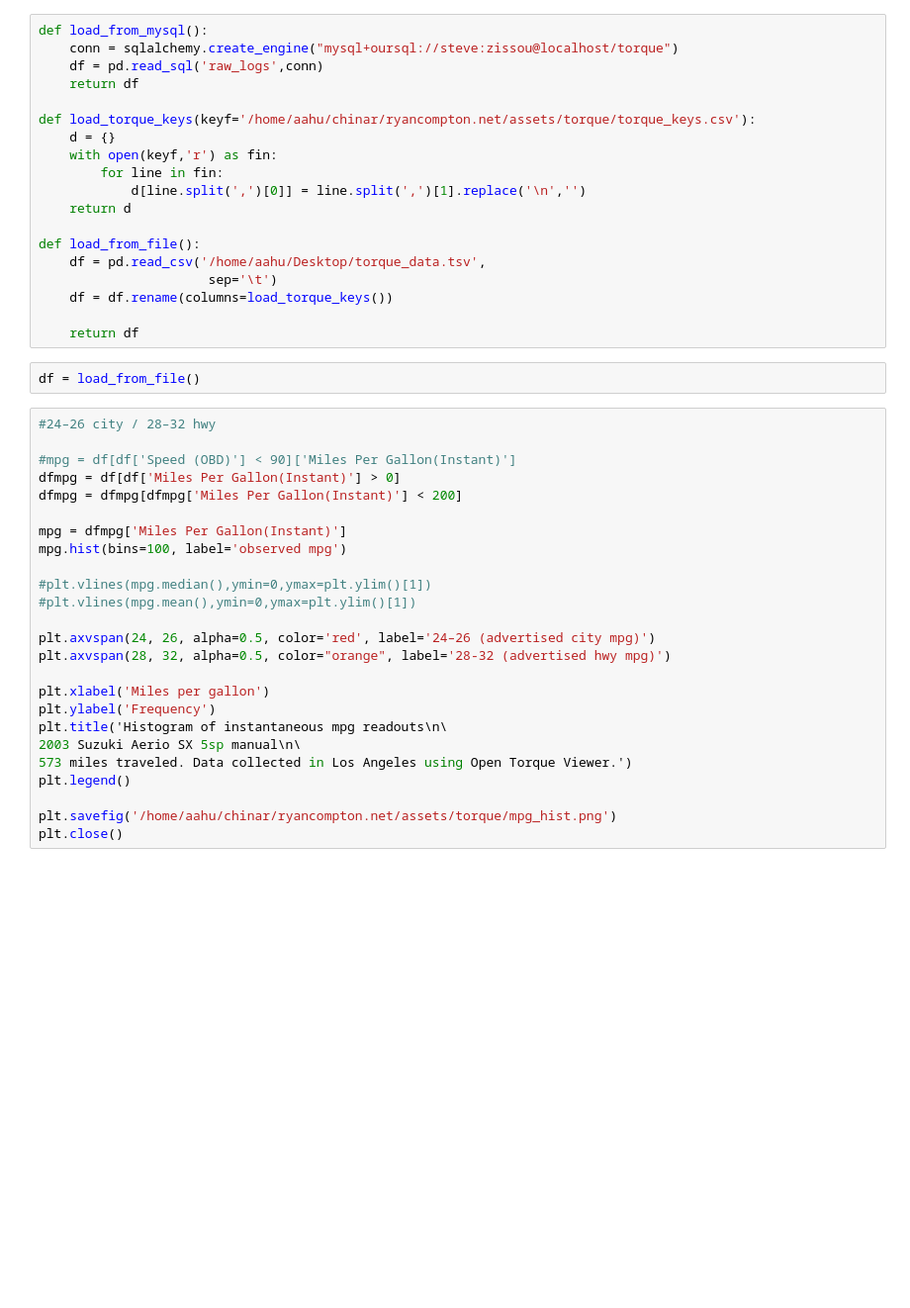
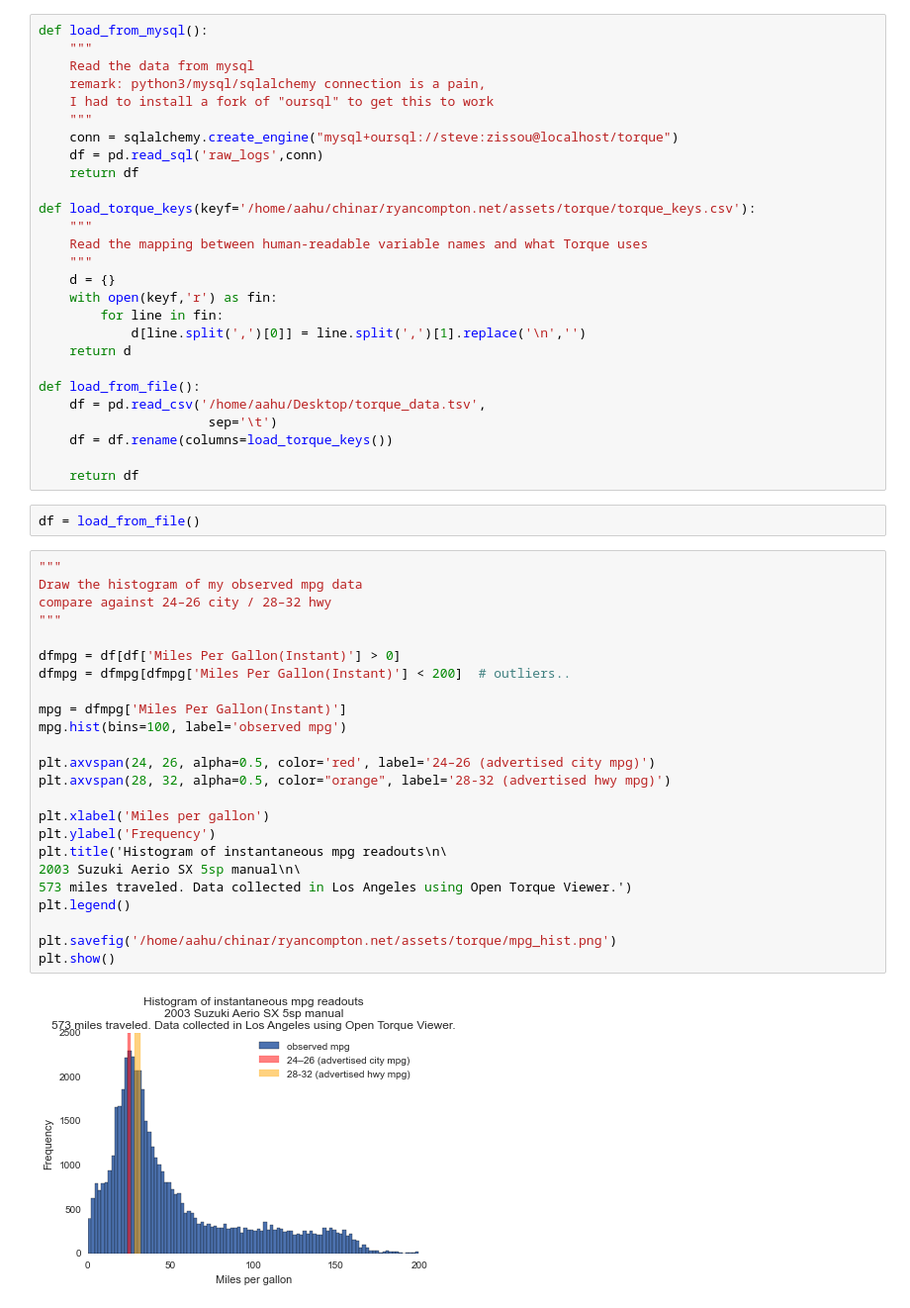
Before and after one commit to rcompton/ryancompton.net, a Jupyter notebook: assets/torque/mpg_plots.py.ipynb, the cells around one changed output. Shown at 99% size. Saved outputs shown, nothing was run; the diff lists cells and outputs as text; blank space fills up the shorter version.

```diff
--- a/assets/torque/mpg_plots.py.ipynb
+++ b/assets/torque/mpg_plots.py.ipynb
@@ -8,10 +11,18 @@ import seaborn as sns
 # %%
 def load_from_mysql():
+    """
+    Read the data from mysql
+    remark: python3/mysql/sqlalchemy connection is a pain,
+    I had to install a fork of "oursql" to get this to work
+    """
     conn = sqlalchemy.create_engine("mysql+oursql://steve:zissou@localhost/torque")
     df = pd.read_sql('raw_logs',conn)
     return df
 
 def load_torque_keys(keyf='/home/aahu/chinar/ryancompton.net/assets/torque/torque_keys.csv'):
+    """
+    Read the mapping between human-readable variable names and what Torque uses
+    """
     d = {}
     with open(keyf,'r') as fin:
         for line in fin:
@@ -27,28 +38,29 @@ def load_from_file():
 # %%
 df = load_from_file()
 # %%
-#24–26 city / 28–32 hwy
+"""
+Draw the histogram of my observed mpg data
+compare against 24–26 city / 28–32 hwy
+"""
 
-#mpg = df[df['Speed (OBD)'] < 90]['Miles Per Gallon(Instant)']
 dfmpg = df[df['Miles Per Gallon(Instant)'] > 0]
-dfmpg = dfmpg[dfmpg['Miles Per Gallon(Instant)'] < 200]
+dfmpg = dfmpg[dfmpg['Miles Per Gallon(Instant)'] < 200]  # outliers..
 
 mpg = dfmpg['Miles Per Gallon(Instant)']
 mpg.hist(bins=100, label='observed mpg')
-
-#plt.vlines(mpg.median(),ymin=0,ymax=plt.ylim()[1])
-#plt.vlines(mpg.mean(),ymin=0,ymax=plt.ylim()[1])
 
 plt.axvspan(24, 26, alpha=0.5, color='red', label='24–26 (advertised city mpg)')
 plt.axvspan(28, 32, alpha=0.5, color="orange", label='28-32 (advertised hwy mpg)')
 
 plt.xlabel('Miles per gallon')
 plt.ylabel('Frequency')
 plt.title('Histogram of instantaneous mpg readouts\n\
 2003 Suzuki Aerio SX 5sp manual\n\
 573 miles traveled. Data collected in Los Angeles using Open Torque Viewer.')
 plt.legend()
 
 plt.savefig('/home/aahu/chinar/ryancompton.net/assets/torque/mpg_hist.png')
-plt.close()
+plt.show()
+# %% [output]
+[figure, added]
 # %%
```
Also changed, not shown: parts of 14 cells of this notebook, 5 other files.
